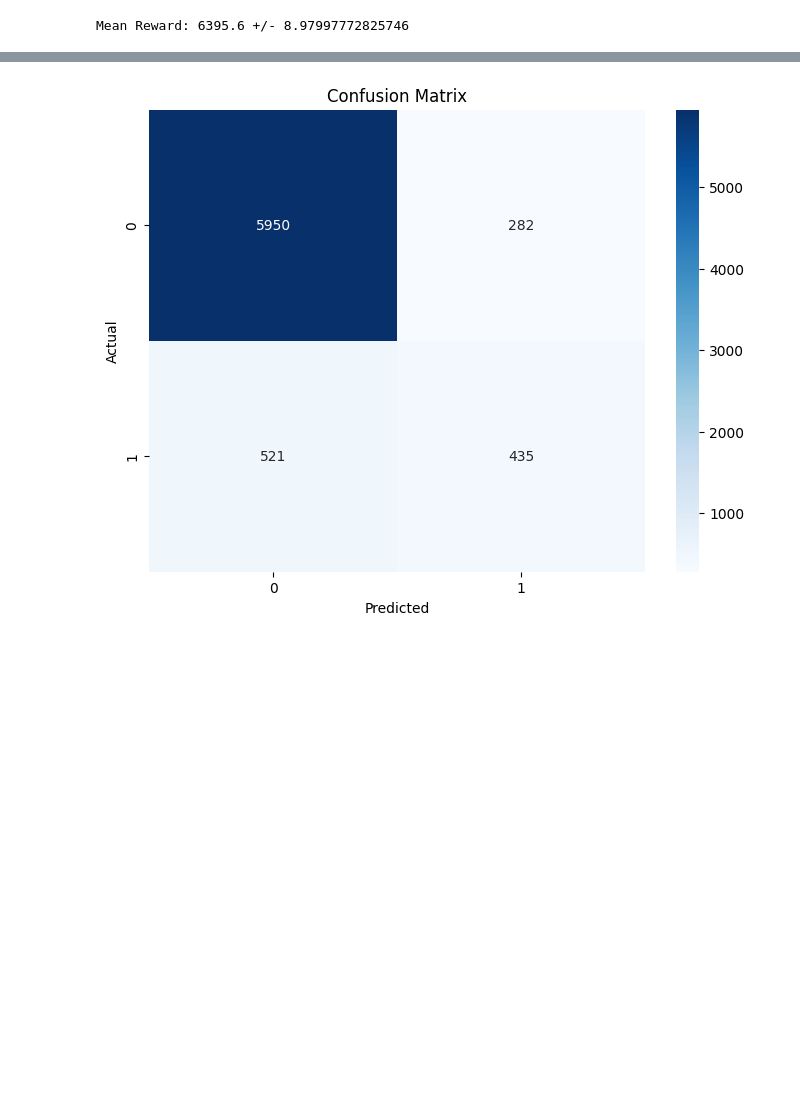
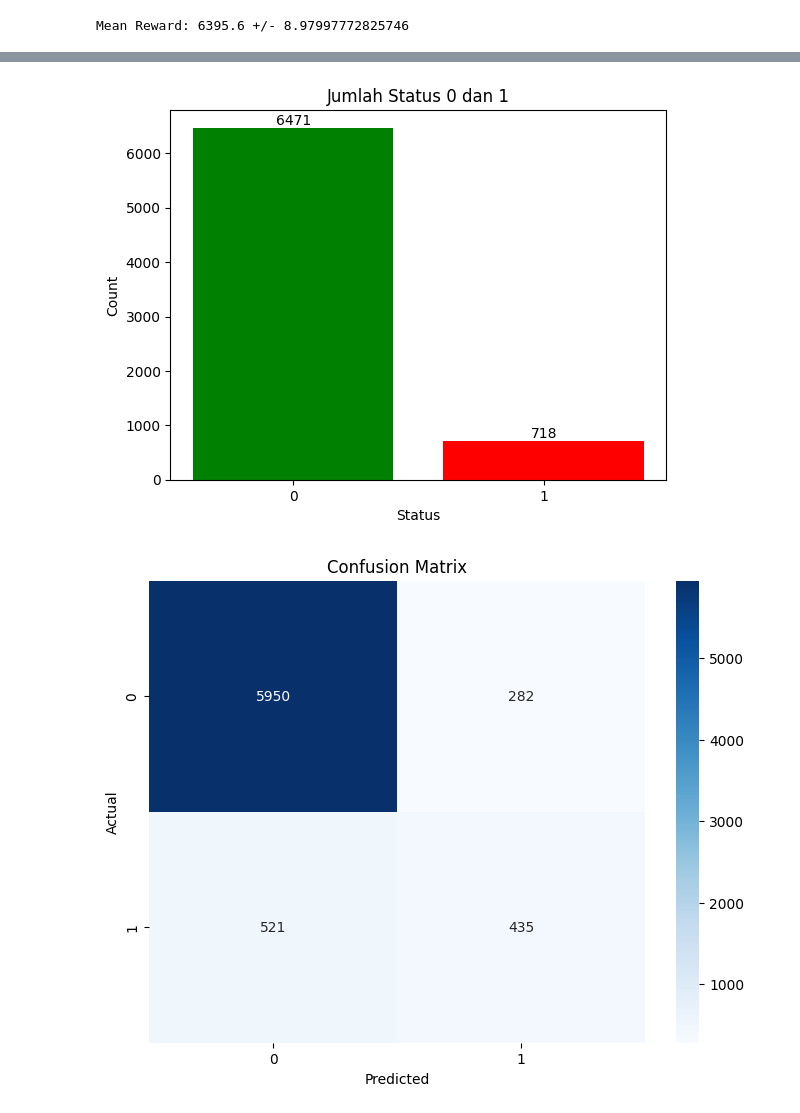
Before and after one commit to royhankamil/Machine-Learning-Project, a Jupyter notebook: external_task_project/cloud/_/metric_dqn_remake.ipynb, the cells around one changed output, grey strips where cells are left out. Drawn from its saved outputs; the diff is of its cells as text; code cells hidden in the pictures; blank space fills up the shorter version.

```diff
--- a/external_task_project/cloud/_/metric_dqn_remake.ipynb
+++ b/external_task_project/cloud/_/metric_dqn_remake.ipynb
@@ -290,0 +314,2 @@ Mean Reward: 6395.6 +/- 8.97997772825746
+# %%
+predicted_labels_df = pd.DataFrame(y_pred, columns=['Status'])
@@ -291,3 +342,26 @@ Mean Reward: 6395.6 +/- 8.97997772825746
+# %%
+# Data untuk plot
+healthy_count = predicted_labels_df[predicted_labels_df['Status'] == 0].shape[0]
+unhealthy_count = predicted_labels_df[predicted_labels_df['Status'] == 1].shape[0]
+status_labels = ['0', '1']
+status_counts = [healthy_count, unhealthy_count]
+# %%
+# Plot batang
+plt.bar(status_labels, status_counts, color=['green', 'red'])
+
+# Tambahkan label angka di atas setiap batang
+for i in range(len(status_labels)):
+    plt.text(i, status_counts[i], str(status_counts[i]), ha='center', va='bottom')
+
+# Label sumbu dan judul
+plt.xlabel('Status')
+plt.ylabel('Count')
+plt.title('Jumlah Status 0 dan 1')
+
+# Tampilkan plot
+plt.show()
+# %% [output]
+[figure, added]
 # %%
 from sklearn.metrics import classification_report, confusion_matrix
 import seaborn as sns
```
Also changed, not shown: parts of 9 cells of this notebook, 1 other file.
